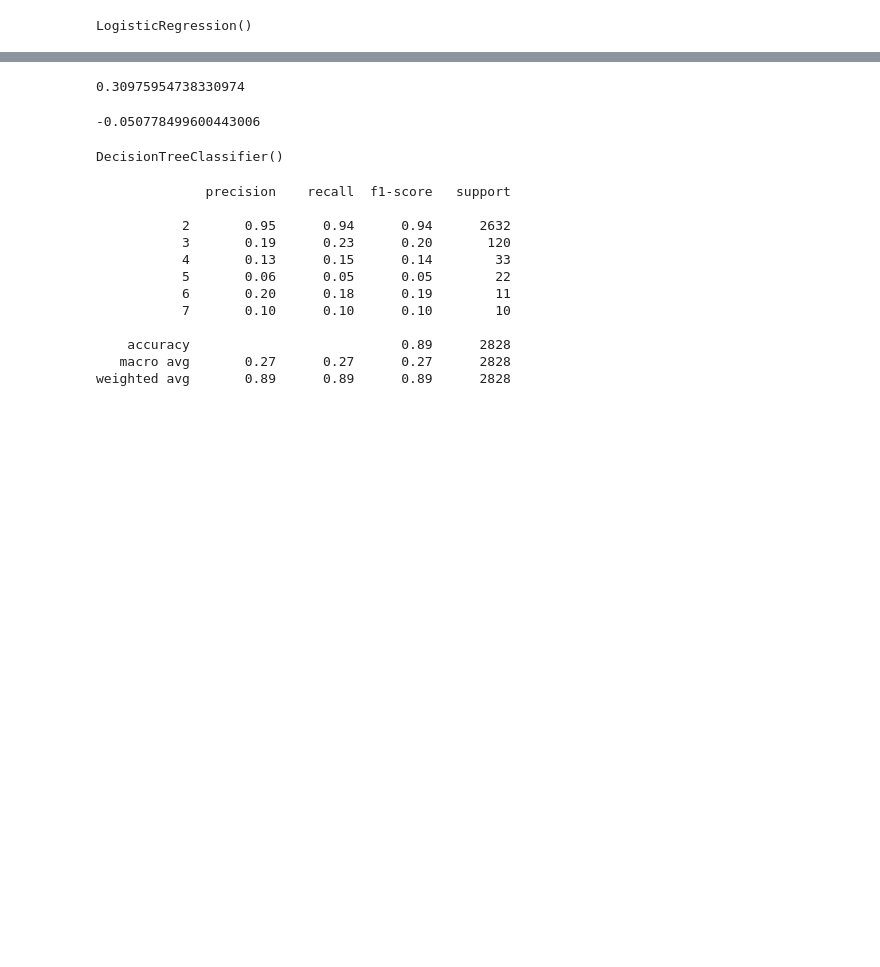
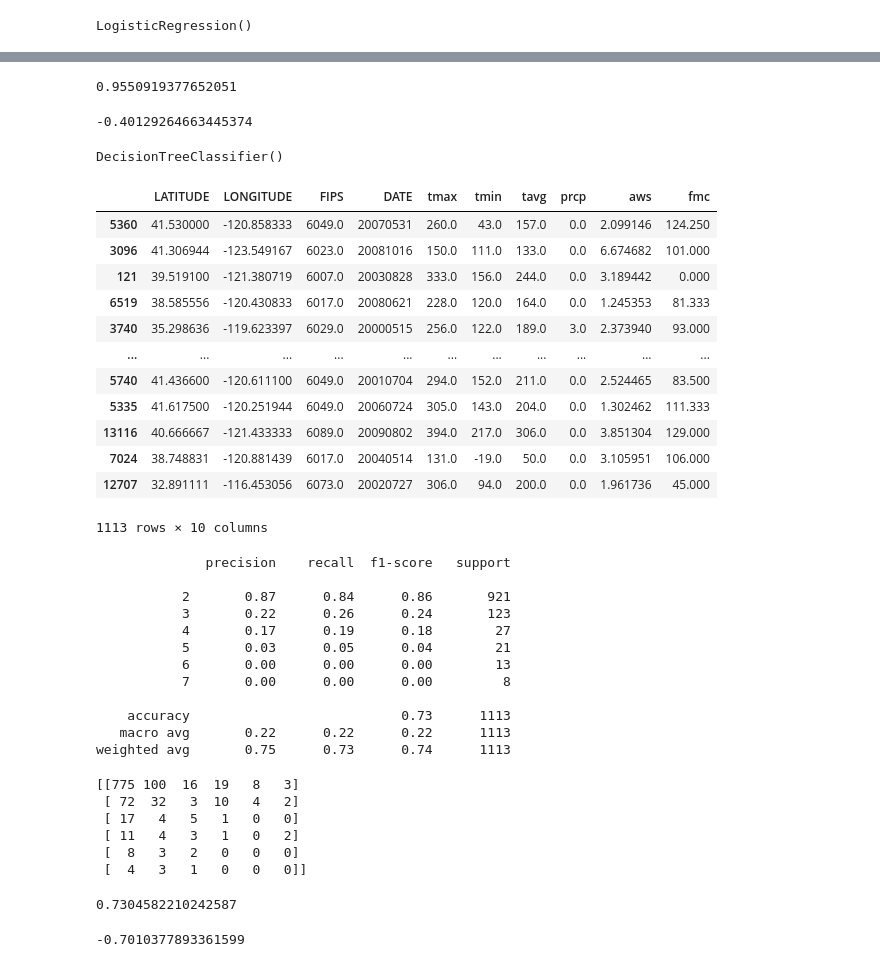
Before and after one commit to PaulZhou06/wildfire.paper, a Jupyter notebook: WildfireModels.ipynb, the cells around one changed output, grey strips where cells are left out. Cells and saved outputs as stored; diff of their text form; code cells hidden in the pictures; blank space fills up the shorter version.

```diff
--- a/WildfireModels.ipynb
+++ b/WildfireModels.ipynb
@@ -469,3 +530,23 @@ memory usage: 211.5 KB
 # %%
 x = fire_data.drop("FIRE_SIZE_CLASS", axis=1)
 y = fire_data["FIRE_SIZE_CLASS"]
+# %%
+
+# Sample DataFrame
+
+df = fire_data
+
+# Value to check and remove
+value_to_remove = 1
+column_to_check = 'FIRE_SIZE_CLASS'
+
+# Check for value in the specified column and remove the corresponding row
+if value_to_remove in df[column_to_check].values:
+    fire_data1 = df[df[column_to_check] != value_to_remove]
+    print(f"Removed rows with {value_to_remove} in {column_to_check} column:\n{df}")
+else:
+    print(f"{value_to_remove} not found in {column_to_check} column")
+
+# Print the updated DataFrame
+print("Updated DataFrame:")
+print(df)
@@ -472,3 +587,6 @@ y = fire_data["FIRE_SIZE_CLASS"]
+# %%
+x = fire_data1.drop("FIRE_SIZE_CLASS", axis=1)
+y = fire_data1["FIRE_SIZE_CLASS"]
 # %%
 X_train, X_test, Y_train, Y_test = train_test_split(x, y, test_size = 0.20, random_state = 101)
 # %%
@@ -502,11 +633,11 @@ from sklearn import metrics
 # %%
 mean_squared_error(Y_test, predictions)
 # %% [output]
-0.30975954738330974
+0.9550919377652051
 # %%
 r2_score(Y_test, predictions)
 # %% [output]
--0.050778499600443006
+-0.40129264663445374
 # %%
 from sklearn.tree import DecisionTreeClassifier
 dtc = DecisionTreeClassifier()
@@ -519,18 +650,51 @@ from sklearn.metrics import accuracy_score
 from sklearn.metrics import confusion_matrix
 # %%
 y_pred_dtc = dtc.predict(X_test)
+# %%
+X_test
+# %% [output]
+|  | LATITUDE | LONGITUDE | FIPS | DATE | tmax | tmin | tavg | prcp | aws | fmc |
+| 5360 | 41.530000 | -120.858333 | 6049.0 | 20070531 | 260.0 | 43.0 | 157.0 | 0.0 | 2.099146 | 124.250 |
+| 3096 | 41.306944 | -123.549167 | 6023.0 | 20081016 | 150.0 | 111.0 | 133.0 | 0.0 | 6.674682 | 101.000 |
+| 121 | 39.519100 | -121.380719 | 6007.0 | 20030828 | 333.0 | 156.0 | 244.0 | 0.0 | 3.189442 | 0.000 |
+| 6519 | 38.585556 | -120.430833 | 6017.0 | 20080621 | 228.0 | 120.0 | 164.0 | 0.0 | 1.245353 | 81.333 |
+| 3740 | 35.298636 | -119.623397 | 6029.0 | 20000515 | 256.0 | 122.0 | 189.0 | 3.0 | 2.373940 | 93.000 |
+| ... | ... | ... | ... | ... | ... | ... | ... | ... | ... | ... |
+| 5740 | 41.436600 | -120.611100 | 6049.0 | 20010704 | 294.0 | 152.0 | 211.0 | 0.0 | 2.524465 | 83.500 |
+| 5335 | 41.617500 | -120.251944 | 6049.0 | 20060724 | 305.0 | 143.0 | 204.0 | 0.0 | 1.302462 | 111.333 |
+| 13116 | 40.666667 | -121.433333 | 6089.0 | 20090802 | 394.0 | 217.0 | 306.0 | 0.0 | 3.851304 | 129.000 |
+| 7024 | 38.748831 | -120.881439 | 6017.0 | 20040514 | 131.0 | -19.0 | 50.0 | 0.0 | 3.105951 | 106.000 |
+| 12707 | 32.891111 | -116.453056 | 6073.0 | 20020727 | 306.0 | 94.0 | 200.0 | 0.0 | 1.961736 | 45.000 |
+1113 rows × 10 columns
 # %%
 print(classification_report(Y_test, y_pred_dtc))
 # %% [output]
               precision    recall  f1-score   support
 
-           2       0.95      0.94      0.94      2632
-           3       0.19      0.23      0.20       120
-           4       0.13      0.15      0.14        33
-           5       0.06      0.05      0.05        22
-           6       0.20      0.18      0.19        11
-           7       0.10      0.10      0.10        10
+           2       0.87      0.84      0.86       921
+           3       0.22      0.26      0.24       123
+           4       0.17      0.19      0.18        27
+           5       0.03      0.05      0.04        21
+           6       0.00      0.00      0.00        13
+           7       0.00      0.00      0.00         8
 
-    accuracy                           0.89      2828
-   macro avg       0.27      0.27      0.27      2828
-weighted avg       0.89      0.89      0.89      2828
+    accuracy                           0.73      1113
+   macro avg       0.22      0.22      0.22      1113
+weighted avg       0.75      0.73      0.74      1113
+# %%
+print(confusion_matrix(Y_test, y_pred_dtc))
+# %% [output]
+[[775 100  16  19   8   3]
+ [ 72  32   3  10   4   2]
+ [ 17   4   5   1   0   0]
+ [ 11   4   3   1   0   2]
+ [  8   3   2   0   0   0]
+ [  4   3   1   0   0   0]]
+# %%
+print(accuracy_score(Y_test, y_pred_dtc))
+# %% [output]
+0.7304582210242587
+# %%
+r2_score(Y_test, y_pred_dtc)
+# %% [output]
+-0.7010377893361599
```
Also changed, not shown: parts of 32 cells of this notebook.
